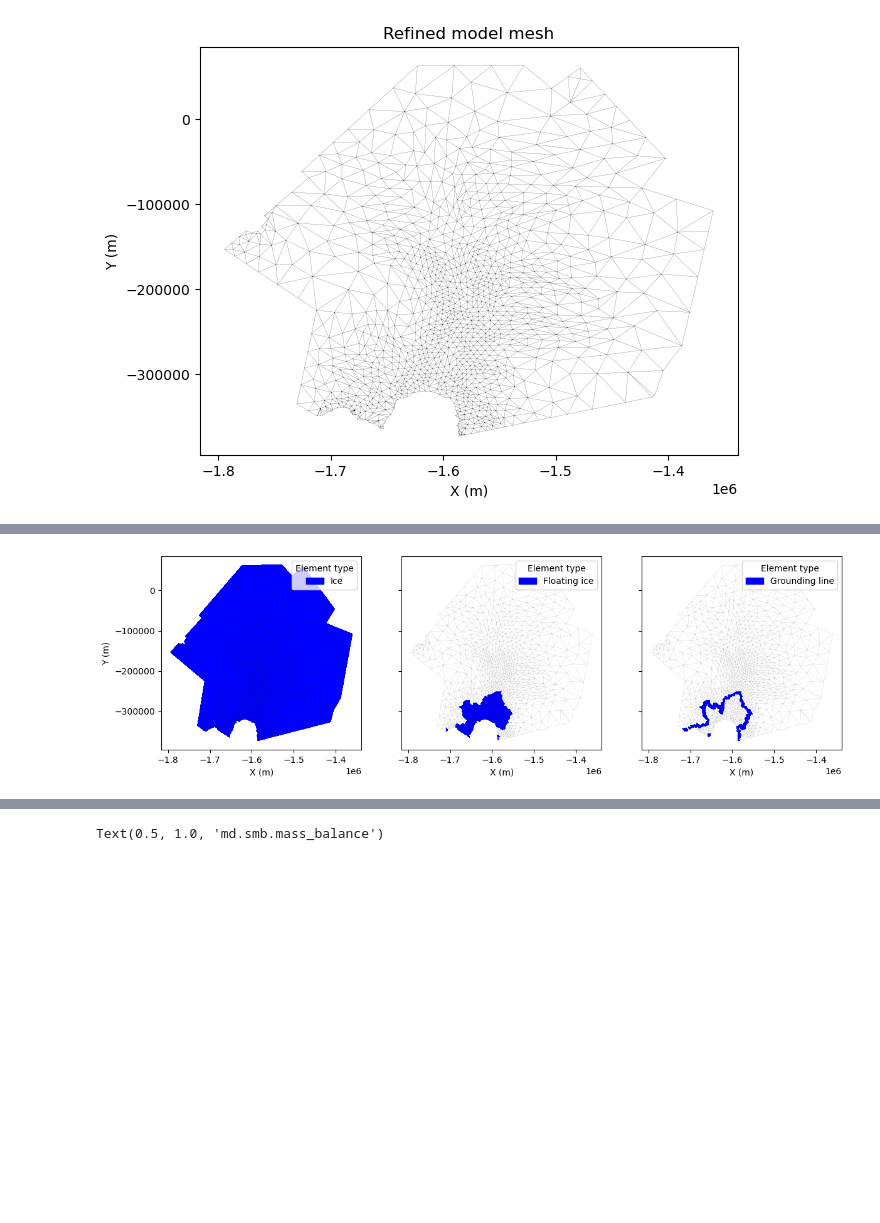
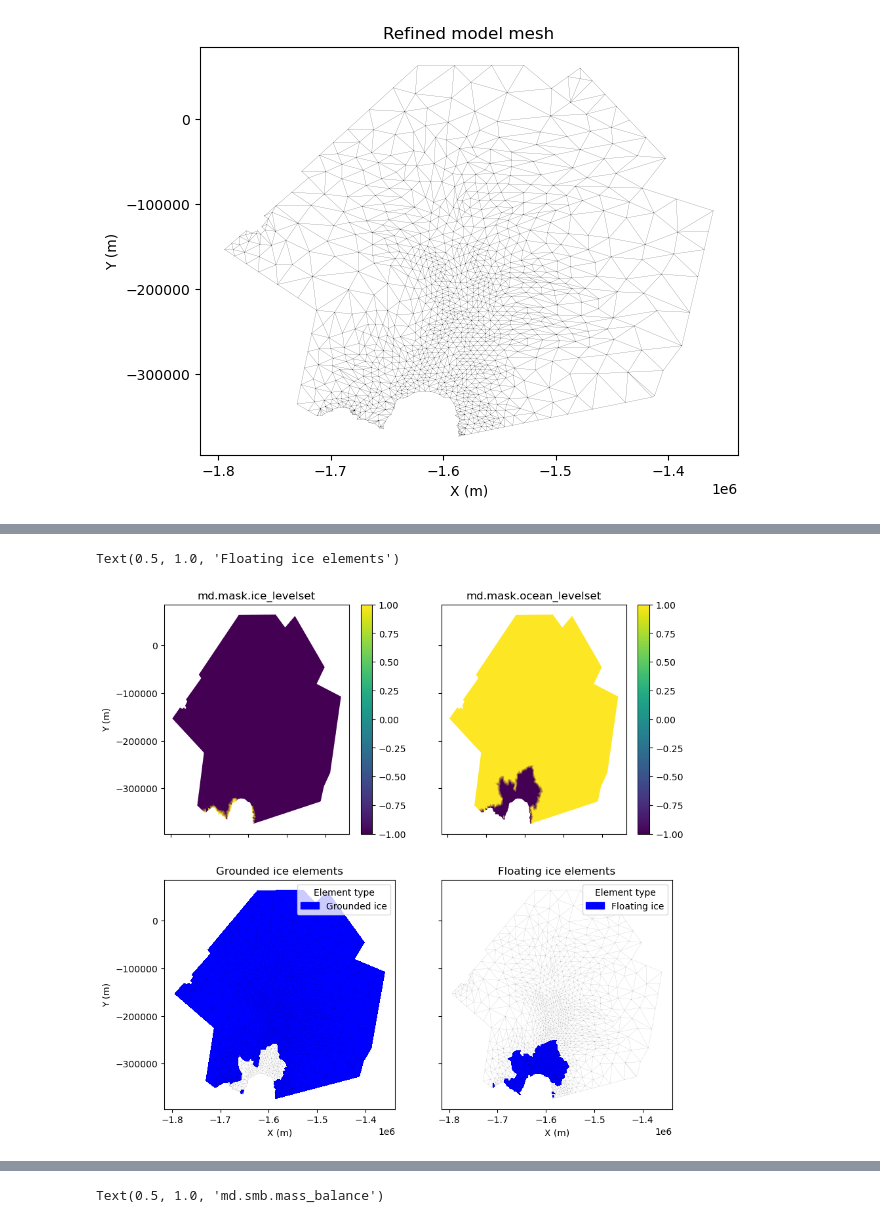
Before and after one commit to ACCESS-NRI/pyISSM, a Jupyter notebook: tutorials/ex2_PineIslandGlacier.ipynb, the cells around one changed output, grey strips where cells are left out. Cells and saved outputs as stored; diff of their text form; code cells hidden in the pictures; blank space fills up the shorter version.

```diff
--- a/tutorials/ex2_PineIslandGlacier.ipynb
+++ b/tutorials/ex2_PineIslandGlacier.ipynb
@@ -119,26 +188,34 @@ Text(0.5, 1.0, 'Native BedMachine v3 mask')
 # %%
-# Assign mask to model levelsets
+# Create empty levelset variables
 ice_levelset = np.full(md.mesh.numberofvertices, np.nan)
 ocean_levelset = np.full(md.mesh.numberofvertices, np.nan)
 
-## Define ice / no-ice areas
+# Define ice / no-ice areas
 ice_levelset[mask > 0] = -1
 ice_levelset[np.isnan(ice_levelset)] = 1
 
-## Define ocean / no-ocean areas
+# Define ocean / no-ocean areas
 ocean_levelset[mask == 2] = 1
 ocean_levelset[mask == 3] = -1
 ocean_levelset[mask == 0] = -1
 
-## Assign to model
+# Assign to model
 md.mask.ice_levelset = ice_levelset
 md.mask.ocean_levelset = ocean_levelset
-
-# Visualise elements
-fig, (ax1, ax2, ax3) = plt.subplots(1, 3, figsize = (14, 4), sharey = True)
-ax1 = pyissm.plot.plot_model_elements(md, md.mask.ice_levelset, md.mask.ocean_levelset, type = 'ice_elements', ax = ax1)
-ax2 = pyissm.plot.plot_model_elements(md, md.mask.ice_levelset, md.mask.ocean_levelset, type = 'floating_ice_elements', ax = ax2, ylabel = '')
-ax3 = pyissm.plot.plot_model_elements(md, md.mask.ice_levelset, md.mask.ocean_levelset, type = 'grounding_line_elements', ax = ax3, ylabel = '')
-# %% [output]
-[figure, removed]
+# %%
+# Visualise elements
+## NOTE: pyissm.plot.plot_model_elements() define elements as floating/grounded if ANY node of the element is considered floating/grounded. Therefore, this includes "partially floating/grounded" elements.
+fig, ((ax1, ax2), (ax3, ax4)) = plt.subplots(2, 2, figsize = (10, 10), sharex = True, sharey = True)
+ax1 = pyissm.plot.plot_model_field(md, md.mask.ice_levelset, ax = ax1, show_cbar = True, xlabel = '')
+ax2 = pyissm.plot.plot_model_field(md, md.mask.ocean_levelset, ax = ax2, show_cbar = True, ylabel = '', xlabel = '')
+ax3 = pyissm.plot.plot_model_elements(md, md.mask.ice_levelset, md.mask.ocean_levelset, type = 'grounded_ice_elements', ax = ax3)
+ax4 = pyissm.plot.plot_model_elements(md, md.mask.ice_levelset, md.mask.ocean_levelset, type = 'floating_ice_elements', ax = ax4, ylabel = '')
+
+ax1.set_title('md.mask.ice_levelset')
+ax2.set_title('md.mask.ocean_levelset')
+ax3.set_title('Grounded ice elements')
+ax4.set_title('Floating ice elements')
+# %% [output]
+Text(0.5, 1.0, 'Floating ice elements')
+[figure, added]
 # %%
```
Also changed, not shown: parts of 40 cells of this notebook.
